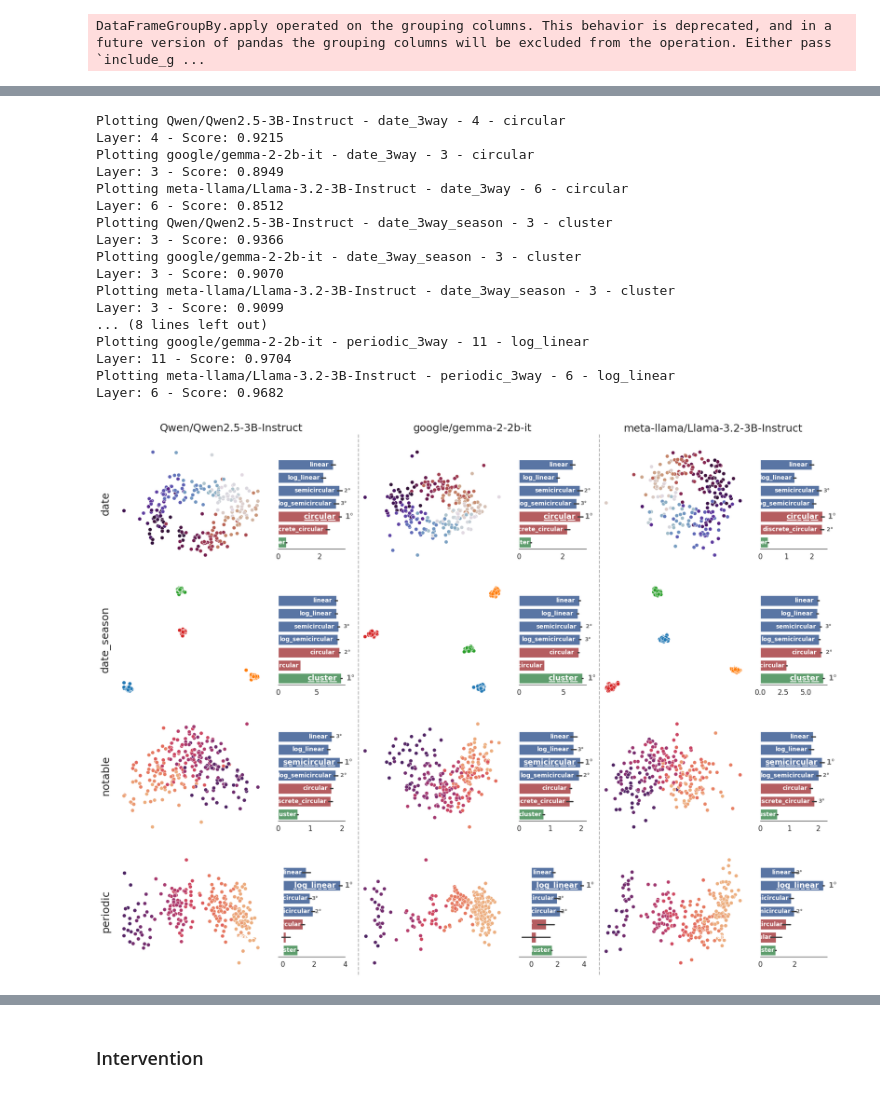
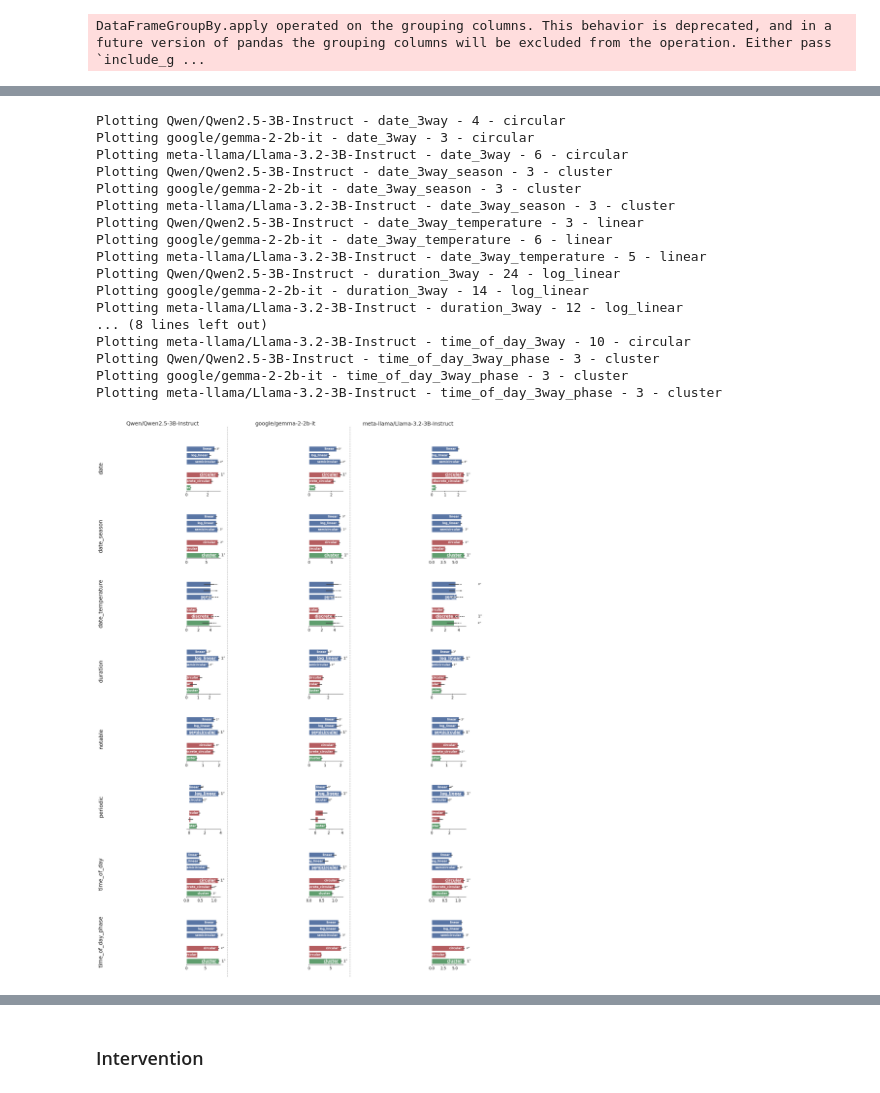
Before and after one commit to UKPLab/arxiv2025-shape-happens, a Jupyter notebook: plot_results.ipynb, the cells around one changed output, grey strips where cells are left out. Cells and saved outputs as stored; diff of their text form; code cells hidden in the pictures.

Commit message:
feat: update plot_results

```diff
--- a/plot_results.ipynb
+++ b/plot_results.ipynb
@@ -6,7 +6,7 @@
 import pandas as pd
 import numpy as np
 
-df = pd.read_csv('results/scores/combined_scores.csv')
+df = pd.read_csv('results/combined_scores.csv')
 
 # Filter dataset
 df = df[df['n_components'] == 3]
@@ -105,7 +105,8 @@ with pd.option_context('display.max_rows', None, 'display.max_columns', None):
     top_k = top_k[top_k['accuracy'] > 0.33] # TODO: do this again
     top1 = top_k[top_k['rank'] == 1]
     print(top1[['score', 'layer', 'accuracy']].corr(method='spearman'))
-    print(pivoted_models.to_string(index=False))
+    # print(pivoted_models.to_string(index=False))
+    print(pivoted.to_string(index=False, float_format="%.3f"))
     # print(pivoted_models_with_avg.to_latex(index=False, escape=False, float_format="%.3f", column_format='lccccccccc'))
 
 
@@ -373,8 +377,8 @@ def add_shared_title(text, ax1, ax2, fig=None, y_pad=0.02, fontsize=14, **kwargs
 
 def clean_scatterplot(ax):
     # 1. Remove ticks and labels
-    # ax.set_xticks([])
-    # ax.set_yticks([])
+    ax.set_xticks([])
+    ax.set_yticks([])
     ax.set_yticklabels([])
     ax.set_xticklabels([])
 
@@ -406,9 +410,10 @@ def clean_barplot(ax, subset, order=None):
 
     for i, manifold in enumerate(manifolds_to_process):
         # Get the value for this manifold
-        value = subset[subset['manifold'] == manifold]['norm_score'].iloc[0]
+        value = subset[subset['manifold'] == manifold]
+        value = value['norm_score'].iloc[0] if not value.empty else 0
         midpoint = subset['norm_score'].clip(lower=0).mean()
-        maximum = subset['norm_score'].max()
+        maximum = subset['norm_score'].max() if not subset['norm_score'].empty else 0
 
         if value > 0:
             if value == maximum:
@@ -441,30 +446,29 @@ def clean_barplot(ax, subset, order=None):
     # Set font size at 0.8
     ax.tick_params(axis='x', labelsize=12)
 
-df = pd.read_csv('results/scores/combined_scores.csv')
+df = pd.read_csv('results/combined_scores.csv')
 target_col = 'last_prompt_token'  # or 'last_prompt_token' based on your analysis
 
 # Filter dataset
 df = df[df['n_components'] == 3]
 df = df[df['target_col'] == target_col]
 df = df[df['layer'] > 2]
-
+df = df[np.isinf(df['score']) == False]  # Remove inf scores
 # df = df[df['target_col'] == 'last_prompt_token']
-# df = df[~df['manifold'].isin(['log_semicircular'])]
+df = df[~df['manifold'].isin(['log_semicircular'])]
 
 # Rename manifold trivial to cluster
 df['manifold'] = df['manifold'].replace({'trivial': 'cluster'})
 
-# df = df[~df['dataset_name'].isin(['date_3way_season', 'date_3way_temperature', 'time_of_day_3way_phase'])]
-df = df[~df['dataset_name'].isin(['date_3way_temperature'])]
-df = df[df['dataset_name'].isin(['date_3way', 'date_3way_season', 'periodic_3way', 'notable_3way'])]
+# df = df[df['dataset_name'].isin(['date_3way', 'date_3way_season', 'periodic_3way', 'notable_3way'])]
+# df = df[df['dataset_name'].isin(['date_3way_temperature', 'duration_3way', 'time_of_day_3way', 'time_of_day_3way_phase'])]
+df = df[~((df['dataset_name'] == 'date_3way_season') & (df['preprocess_func'] == 'datetime_to_dayofyear'))]
 # df = df[df['dataset_name'].isin(['date_3way', 'date_3way_season'])] # Plot 1
 # df = df[df['dataset_name'].isin(['periodic_3way', 'notable_3way'])] # Plot 2
 
-raise ValueError("Remember to drop the season experiments with day of year labels")
-
 ### DEBUG ###
 # df = df[df['dataset_name'].isin(['date_3way',])]
+# df = df[df['model_name'].isin(['meta-llama/Llama-3.2-3B-Instruct'])]
 
 
 # Step 1: For each (model, dataset), get the best (layer, score)
@@ -568,7 +572,6 @@ def plot_activation_manifold(model_name, dataset_name, layer, manifold, manifold
         palette=palette,
         preprocess_func=preprocess_func,
         postprocess_func=postprocess_func,
-        return_fig=True,
     )
 
 best_manifolds = best_manifolds.sort_values(by=['dataset_name', 'model_name', 'manifold_type', 'norm_score'], ascending=[True, True, True, False])
@@ -672,53 +675,53 @@ for i, (index, row) in enumerate(best_manifolds.drop(columns=['norm_fold_score',
     clean_scatterplot(axs[ax_r][ax_c])
 
     print(f"Plotting {model_name} - {dataset_name} - {layer} - {manifold}")
-    plot_activation_manifold(model_name, dataset_name, layer, manifold, manifold_type, axs[ax_r][ax_c], target_col=target_col,
-                             label_col=label_col, preprocess_func=preprocess_func, postprocess_func=postprocess_func)
+    # plot_activation_manifold(model_name, dataset_name, layer, manifold, manifold_type, axs[ax_r][ax_c], target_col=target_col,
+    #                          label_col=label_col, preprocess_func=preprocess_func, postprocess_func=postprocess_func)
     if ax_r == 0:
         # axs[ax_r][ax_c].set_title(model_name, fontsize=14)
         add_shared_title(model_name, axs[ax_r][ax_c], axs[ax_r][ax_c + 1], fig=fig, y_pad=0.02, fontsize=18)
     if ax_c == 0:
         axs[ax_r][ax_c].set_ylabel(dataset_name.replace('_3way',''), fontsize=18)
     # plt.tight_layout()
 
 # fig.show()
-fig.savefig('plots/manifolds.pdf', bbox_inches='tight', dpi=300)
+fig.savefig('plots/manifolds_debug.pdf', bbox_inches='tight', dpi=300)
 # %% [output]
 A value is trying to be set on a copy of a slice from a DataFrame.
 Try using .loc[row_indexer,col_indexer] = value instead
 
 See the caveats in the documentation: https://pandas.pydata.org/pandas-docs/stable/user_guide/indexing.html#returning-a-view-versus-a-copy
   best_scores['norm_score'] = best_scores.groupby(['model_name', 'dataset_name'])['score'].transform(
 A value is trying to be set on a copy of a slice from a DataFrame.
 Try using .loc[row_indexer,col_indexer] = value instead
 
 See the caveats in the documentation: https://pandas.pydata.org/pandas-docs/stable/user_guide/indexing.html#returning-a-view-versus-a-copy
   best_scores['norm_fold_score'] = best_scores.groupby(['model_name', 'dataset_name'])['fold_score'].transform(lambda x: -np.log(1-x))
 A value is trying to be set on a copy of a slice from a DataFrame.
 Try using .loc[row_indexer,col_indexer] = value instead
 ... (9 lines left out)
 Try using .loc[row_indexer,col_indexer] = value instead
 
 See the caveats in the documentation: https://pandas.pydata.org/pandas-docs/stable/user_guide/indexing.html#returning-a-view-versus-a-copy
   best_scores['label_col'] = best_scores['dataset_name'].map({
 Plotting Qwen/Qwen2.5-3B-Instruct - date_3way - 4 - circular
-Layer: 4 - Score: 0.9215
 Plotting google/gemma-2-2b-it - date_3way - 3 - circular
-Layer: 3 - Score: 0.8949
 Plotting meta-llama/Llama-3.2-3B-Instruct - date_3way - 6 - circular
-Layer: 6 - Score: 0.8512
 Plotting Qwen/Qwen2.5-3B-Instruct - date_3way_season - 3 - cluster
-Layer: 3 - Score: 0.9366
 Plotting google/gemma-2-2b-it - date_3way_season - 3 - cluster
-Layer: 3 - Score: 0.9070
 Plotting meta-llama/Llama-3.2-3B-Instruct - date_3way_season - 3 - cluster
-Layer: 3 - Score: 0.9099
+Plotting Qwen/Qwen2.5-3B-Instruct - date_3way_temperature - 3 - linear
+Plotting google/gemma-2-2b-it - date_3way_temperature - 6 - linear
+Plotting meta-llama/Llama-3.2-3B-Instruct - date_3way_temperature - 5 - linear
+Plotting Qwen/Qwen2.5-3B-Instruct - duration_3way - 24 - log_linear
+Plotting google/gemma-2-2b-it - duration_3way - 14 - log_linear
+Plotting meta-llama/Llama-3.2-3B-Instruct - duration_3way - 12 - log_linear
 ... (8 lines left out)
-Plotting google/gemma-2-2b-it - periodic_3way - 11 - log_linear
-Layer: 11 - Score: 0.9704
-Plotting meta-llama/Llama-3.2-3B-Instruct - periodic_3way - 6 - log_linear
-Layer: 6 - Score: 0.9682
+Plotting meta-llama/Llama-3.2-3B-Instruct - time_of_day_3way - 10 - circular
+Plotting Qwen/Qwen2.5-3B-Instruct - time_of_day_3way_phase - 3 - cluster
+Plotting google/gemma-2-2b-it - time_of_day_3way_phase - 3 - cluster
+Plotting meta-llama/Llama-3.2-3B-Instruct - time_of_day_3way_phase - 3 - cluster
-[figure, old version]
+[figure, new version]
 # %%
 # Best model - task - accuracy pairs
 import pandas as pd
```
Also changed, not shown: parts of 9 cells of this notebook.
